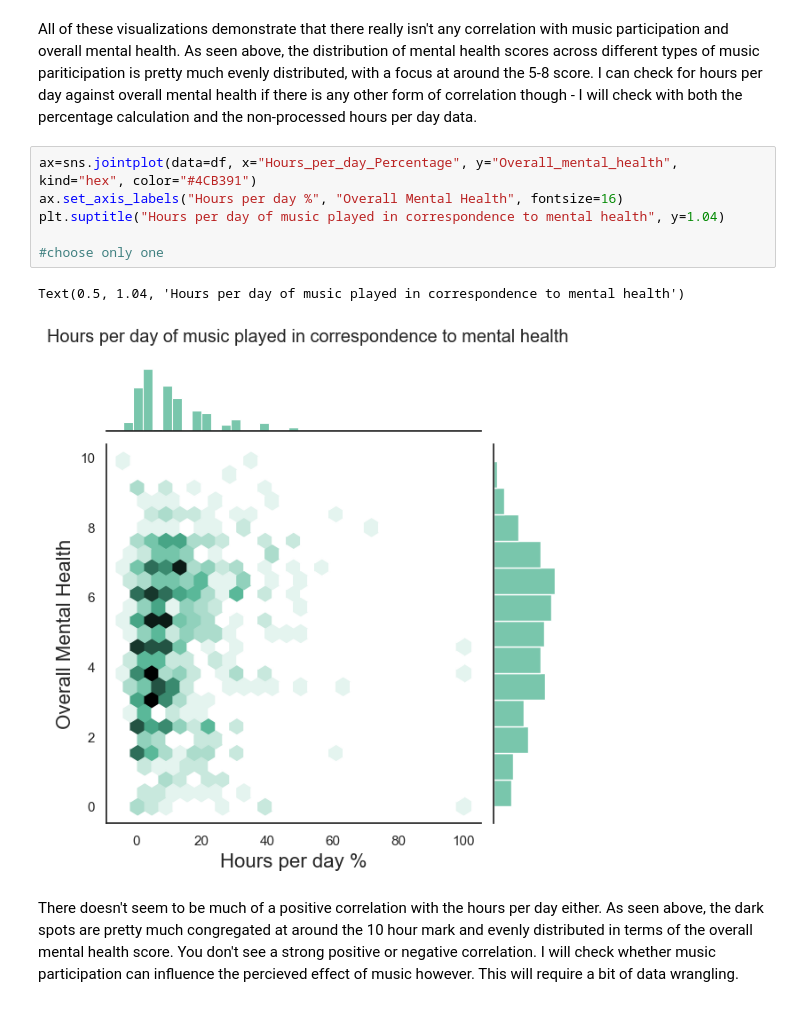
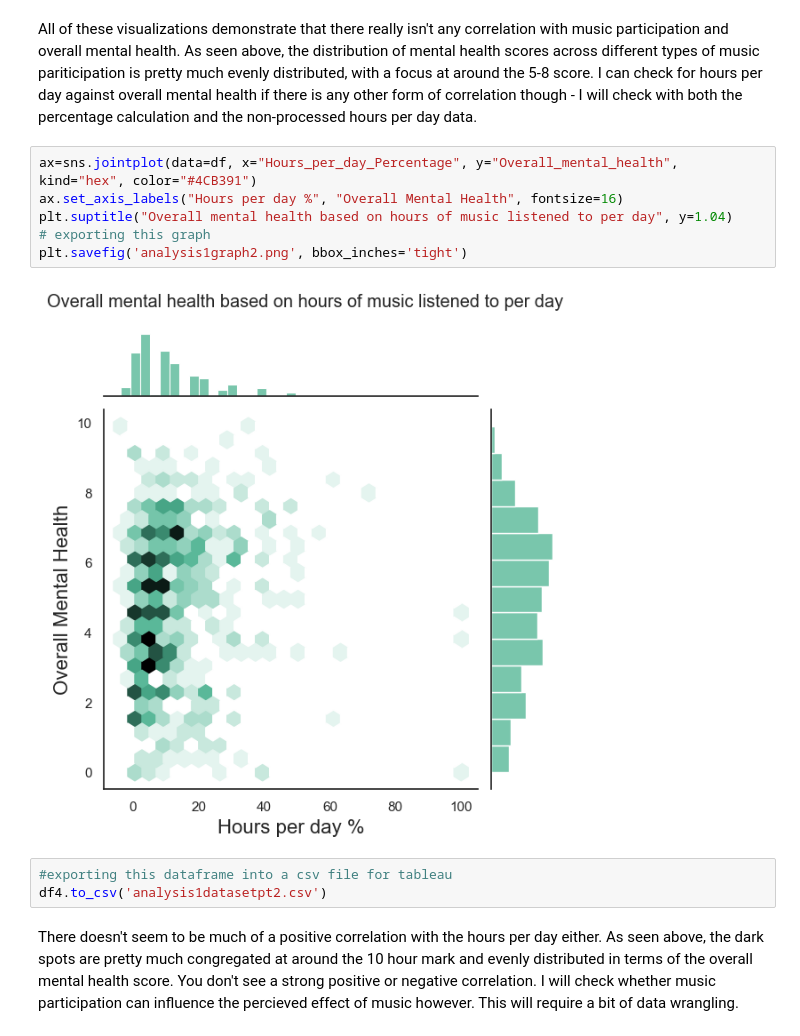
Before and after one commit to ubco-W2022T2-data301/project-group-group12, a Jupyter notebook: analysis/analysis1.ipynb, the cells around one changed output. Cells and saved outputs as stored; diff of their text form.

```diff
--- a/analysis/analysis1.ipynb
+++ b/analysis/analysis1.ipynb
@@ -513,12 +511,14 @@ All of these visualizations demonstrate that there really isn't any correlation
 # %%
 ax=sns.jointplot(data=df, x="Hours_per_day_Percentage", y="Overall_mental_health", kind="hex", color="#4CB391")
 ax.set_axis_labels("Hours per day %", "Overall Mental Health", fontsize=16)
-plt.suptitle("Hours per day of music played in correspondence to mental health", y=1.04)
-
-#choose only one
+plt.suptitle("Overall mental health based on hours of music listened to per day", y=1.04)
+# exporting this graph
+plt.savefig('analysis1graph2.png', bbox_inches='tight')
 # %% [output]
-Text(0.5, 1.04, 'Hours per day of music played in correspondence to mental health')
-[figure, old version]
+[figure, new version]
+# %%
+#exporting this dataframe into a csv file for tableau
+df4.to_csv('analysis1datasetpt2.csv')
 # %% [markdown]
 There doesn't seem to be much of a positive correlation with the hours per day either. As seen above, the dark spots are pretty much congregated at around the 10 hour mark and evenly distributed in terms of the overall mental health score. You don't see a strong positive or negative correlation. I will check whether music participation can influence the percieved effect of music however. This will require a bit of data wrangling.
 # %%
```
Also changed, not shown: parts of 3 cells of this notebook, 6 other files.
